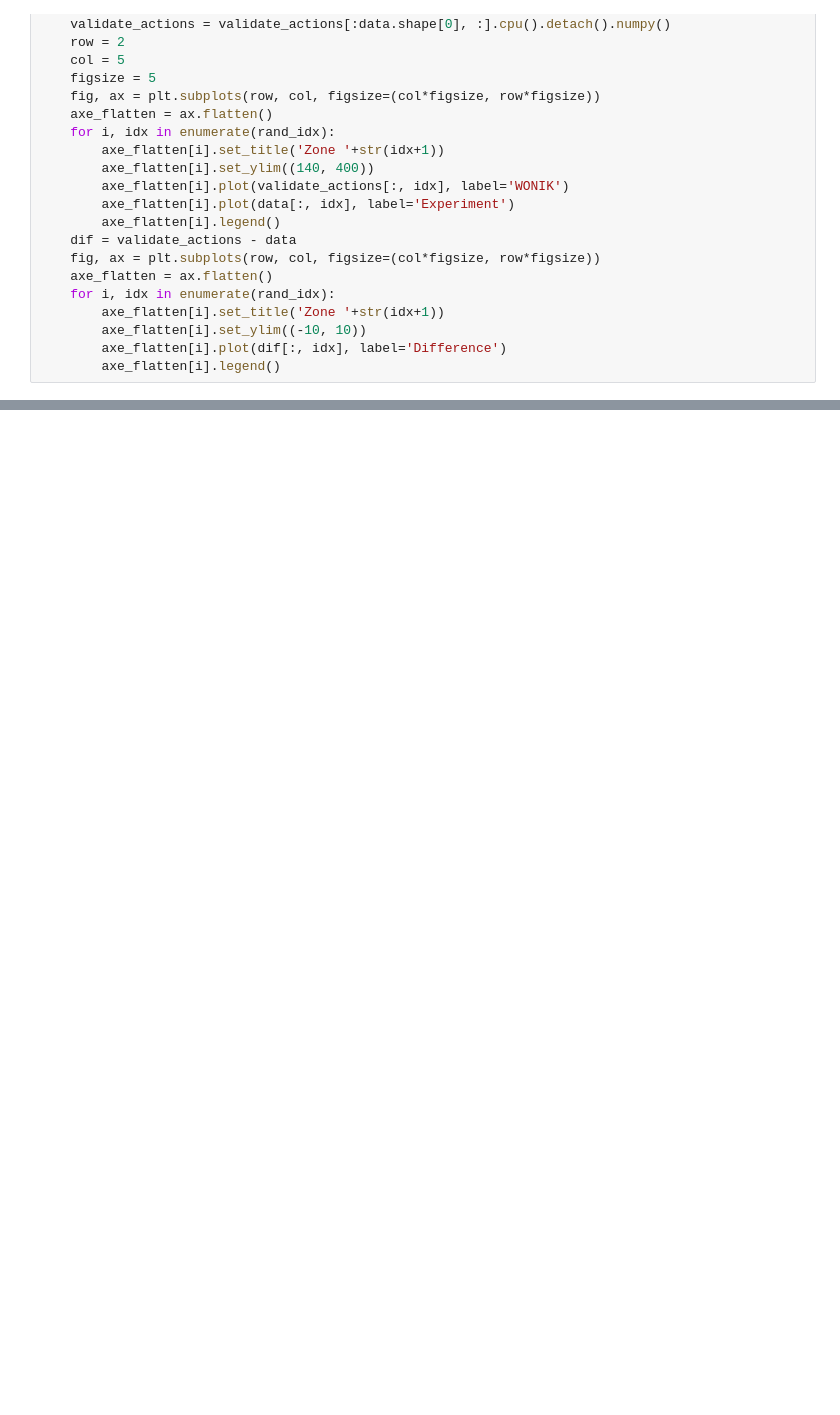
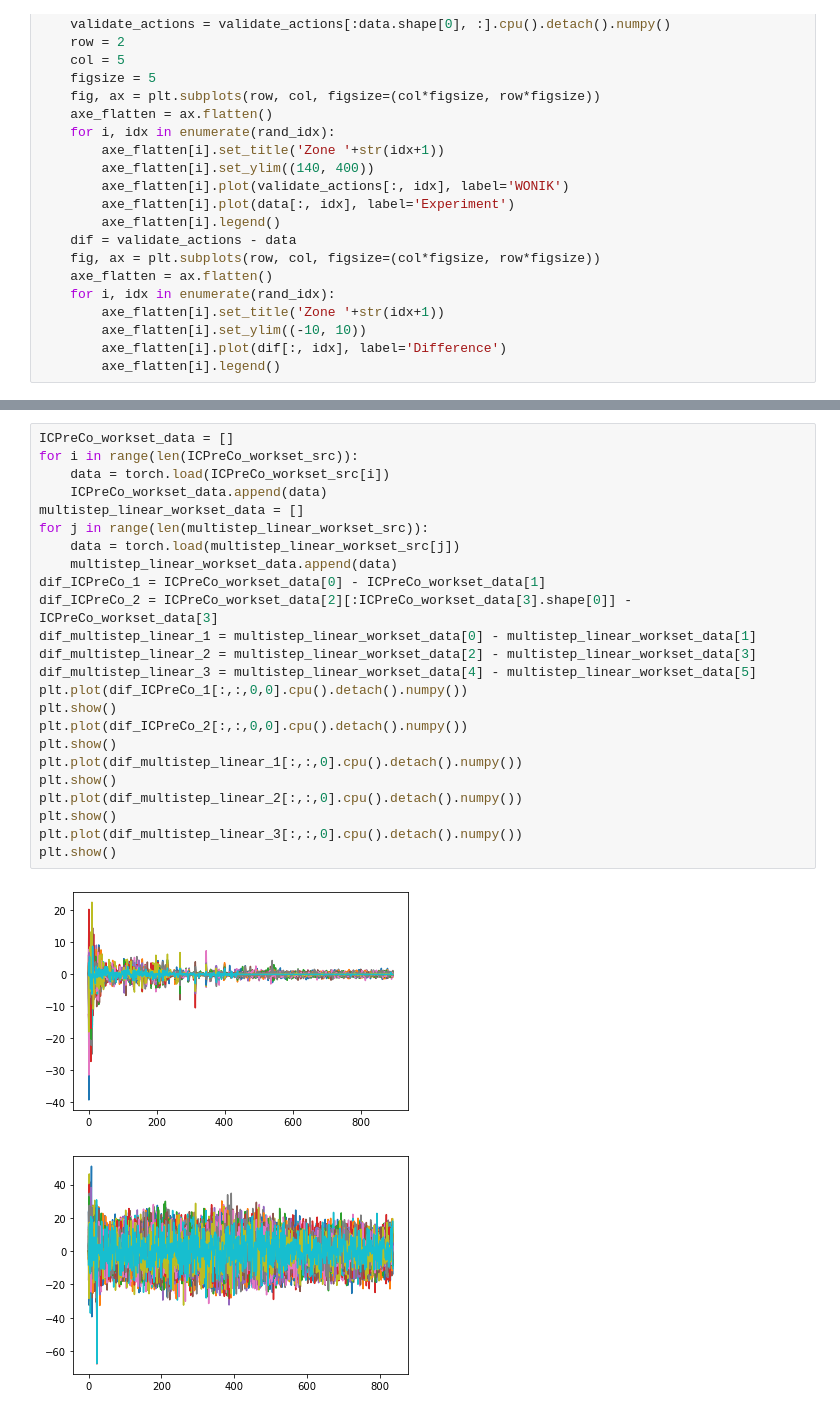
Before and after one commit to song970407/WONIK, a Jupyter notebook: Verify Workset.ipynb, the cells around one changed output, grey strips where cells are left out. Drawn from its saved outputs; the diff is of its cells as text; blank space fills up the shorter version.

```diff
--- a/Verify Workset.ipynb
+++ b/Verify Workset.ipynb
@@ -179,0 +197,27 @@ plot_multistep_linear(multistep_linear_src[i], multistep_hs[i], multistep_linear
+# %%
+ICPreCo_workset_data = []
+for i in range(len(ICPreCo_workset_src)):
+    data = torch.load(ICPreCo_workset_src[i])
+    ICPreCo_workset_data.append(data)
+multistep_linear_workset_data = []
+for j in range(len(multistep_linear_workset_src)):
+    data = torch.load(multistep_linear_workset_src[j])
+    multistep_linear_workset_data.append(data)
+dif_ICPreCo_1 = ICPreCo_workset_data[0] - ICPreCo_workset_data[1]
+dif_ICPreCo_2 = ICPreCo_workset_data[2][:ICPreCo_workset_data[3].shape[0]] - ICPreCo_workset_data[3]
+dif_multistep_linear_1 = multistep_linear_workset_data[0] - multistep_linear_workset_data[1]
+dif_multistep_linear_2 = multistep_linear_workset_data[2] - multistep_linear_workset_data[3]
+dif_multistep_linear_3 = multistep_linear_workset_data[4] - multistep_linear_workset_data[5]
+plt.plot(dif_ICPreCo_1[:,:,0,0].cpu().detach().numpy())
+plt.show()
+plt.plot(dif_ICPreCo_2[:,:,0,0].cpu().detach().numpy())
+plt.show()
+plt.plot(dif_multistep_linear_1[:,:,0].cpu().detach().numpy())
+plt.show()
+plt.plot(dif_multistep_linear_2[:,:,0].cpu().detach().numpy())
+plt.show()
+plt.plot(dif_multistep_linear_3[:,:,0].cpu().detach().numpy())
+plt.show()
+# %% [output]
+[figure, added]
+[figure, added]
```
Also changed, not shown: parts of 13 cells of this notebook, 5 other files.
